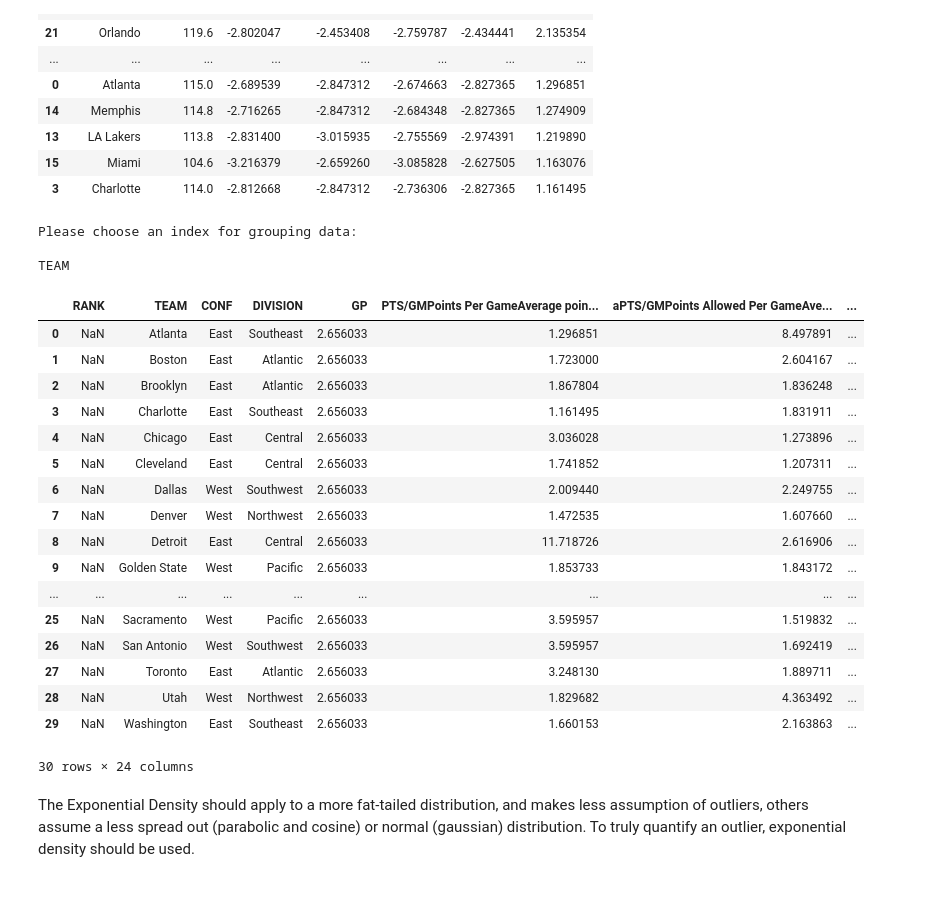
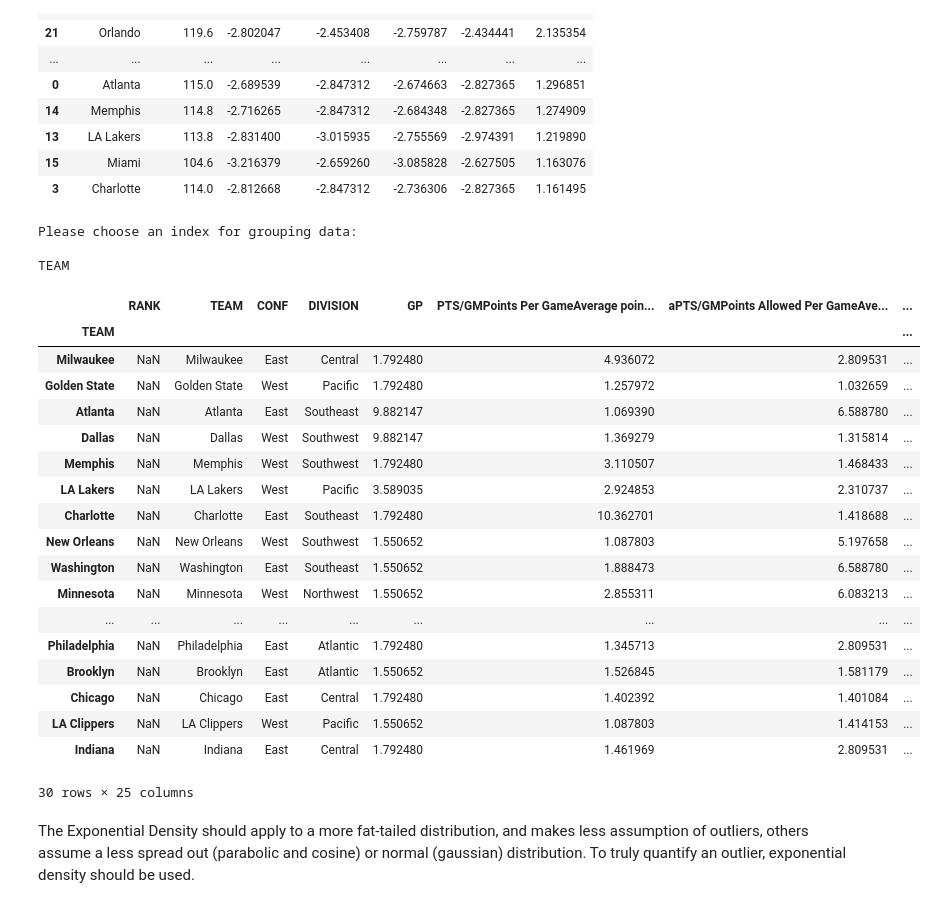
Before and after one commit to gilpasternak35/Likelihood, a Jupyter notebook: likelihood-public.ipynb, the cells around one changed output. Saved outputs shown, nothing was run; the diff lists cells and outputs as text; code cells hidden in the pictures.

```diff
--- a/likelihood-public.ipynb
+++ b/likelihood-public.ipynb
@@ -548,38 +548,44 @@ kernelEstimation
 # %%
 def surprise_Table(Table):
     print("Please choose an index for grouping data:\n")
     temp = pcaPrep(Table)
     index = Table.get(input())
+    sum  = pd.Series(np.zeros(Table.shape[0]))
     for col in temp.columns:
         stat = temp.get(col)
         KernelTable = kernelEstimator(index, stat)
         KernelTable = surprise_estimator(KernelTable)
         Table[col] = KernelTable.get("Surprise")
+        sum+=Table[col]
+    sum = sum.array
+    Table = Table.set_index(index)
+    Table = Table.assign(mean_surprise = np.round(sum/Table.shape[1],2))
     return Table
-surpriseTable = surprise_Table(first_table)
+surpriseTable = surprise_Table(first_table).sort_values(by = "mean_surprise", ascending  = False)
 surpriseTable
 # %% [output]
 Please choose an index for grouping data:
 
 TEAM
 |  | RANK | TEAM | CONF | DIVISION | GP | PTS/GMPoints Per GameAverage poin... | aPTS/GMPoints Allowed Per GameAve... | ... |
-| 0 | NaN | Atlanta | East | Southeast | 2.656033 | 1.296851 | 8.497891 | ... |
-| 1 | NaN | Boston | East | Atlantic | 2.656033 | 1.723000 | 2.604167 | ... |
-| 2 | NaN | Brooklyn | East | Atlantic | 2.656033 | 1.867804 | 1.836248 | ... |
-| 3 | NaN | Charlotte | East | Southeast | 2.656033 | 1.161495 | 1.831911 | ... |
-| 4 | NaN | Chicago | East | Central | 2.656033 | 3.036028 | 1.273896 | ... |
-| 5 | NaN | Cleveland | East | Central | 2.656033 | 1.741852 | 1.207311 | ... |
-| 6 | NaN | Dallas | West | Southwest | 2.656033 | 2.009440 | 2.249755 | ... |
-| 7 | NaN | Denver | West | Northwest | 2.656033 | 1.472535 | 1.607660 | ... |
-| 8 | NaN | Detroit | East | Central | 2.656033 | 11.718726 | 2.616906 | ... |
-| 9 | NaN | Golden State | West | Pacific | 2.656033 | 1.853733 | 1.843172 | ... |
+| TEAM |  |  |  |  |  |  |  | ... |
+| Milwaukee | NaN | Milwaukee | East | Central | 1.792480 | 4.936072 | 2.809531 | ... |
+| Golden State | NaN | Golden State | West | Pacific | 1.792480 | 1.257972 | 1.032659 | ... |
+| Atlanta | NaN | Atlanta | East | Southeast | 9.882147 | 1.069390 | 6.588780 | ... |
+| Dallas | NaN | Dallas | West | Southwest | 9.882147 | 1.369279 | 1.315814 | ... |
+| Memphis | NaN | Memphis | West | Southwest | 1.792480 | 3.110507 | 1.468433 | ... |
+| LA Lakers | NaN | LA Lakers | West | Pacific | 3.589035 | 2.924853 | 2.310737 | ... |
+| Charlotte | NaN | Charlotte | East | Southeast | 1.792480 | 10.362701 | 1.418688 | ... |
+| New Orleans | NaN | New Orleans | West | Southwest | 1.550652 | 1.087803 | 5.197658 | ... |
+| Washington | NaN | Washington | East | Southeast | 1.550652 | 1.888473 | 6.588780 | ... |
+| Minnesota | NaN | Minnesota | West | Northwest | 1.550652 | 2.855311 | 6.083213 | ... |
 | ... | ... | ... | ... | ... | ... | ... | ... | ... |
-| 25 | NaN | Sacramento | West | Pacific | 2.656033 | 3.595957 | 1.519832 | ... |
-| 26 | NaN | San Antonio | West | Southwest | 2.656033 | 3.595957 | 1.692419 | ... |
-| 27 | NaN | Toronto | East | Atlantic | 2.656033 | 3.248130 | 1.889711 | ... |
-| 28 | NaN | Utah | West | Northwest | 2.656033 | 1.829682 | 4.363492 | ... |
-| 29 | NaN | Washington | East | Southeast | 2.656033 | 1.660153 | 2.163863 | ... |
+| Philadelphia | NaN | Philadelphia | East | Atlantic | 1.792480 | 1.345713 | 2.809531 | ... |
+| Brooklyn | NaN | Brooklyn | East | Atlantic | 1.550652 | 1.526845 | 1.581179 | ... |
+| Chicago | NaN | Chicago | East | Central | 1.792480 | 1.402392 | 1.401084 | ... |
+| LA Clippers | NaN | LA Clippers | West | Pacific | 1.550652 | 1.087803 | 1.414153 | ... |
+| Indiana | NaN | Indiana | East | Central | 1.792480 | 1.461969 | 2.809531 | ... |
-30 rows × 24 columns
+30 rows × 25 columns
 # %% [markdown]
 The Exponential Density should apply to a more fat-tailed distribution, and makes less assumption of outliers, others assume a less spread out (parabolic and cosine) or normal (gaussian) distribution. To truly quantify an outlier, exponential density should be used.
 # %% [markdown]
```
Also changed, not shown: parts of 12 cells of this notebook.
